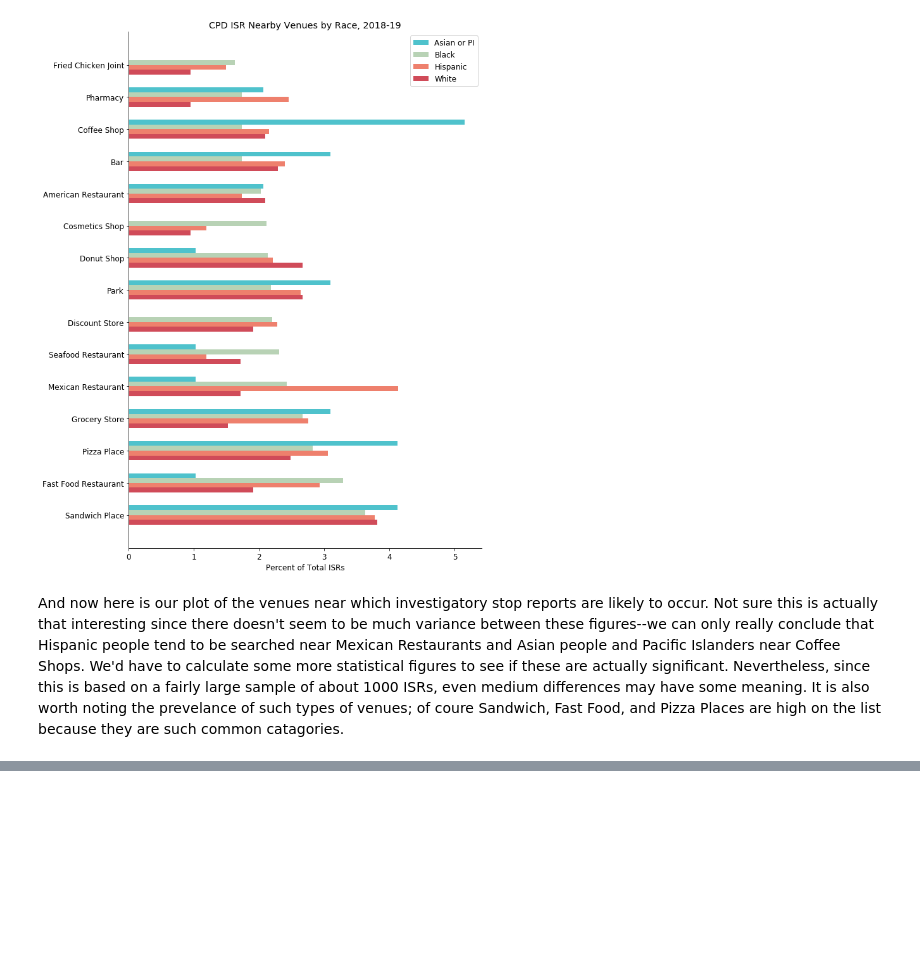
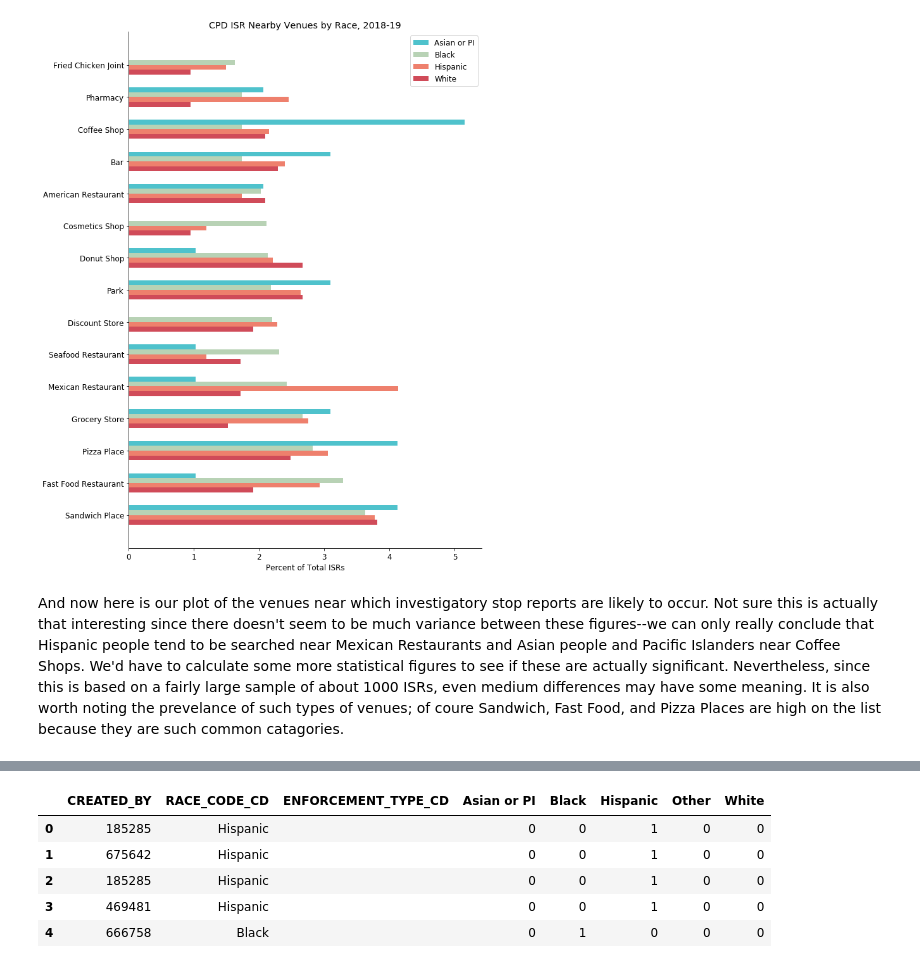
Before and after one commit to reitjay/Coursera_Capstone, a Jupyter notebook: CPD ISR Racial Data.ipynb, the cells around one changed output, grey strips where cells are left out. Cells and saved outputs as stored; diff of their text form; code cells hidden in the pictures; blank space fills up the shorter version.

```diff
--- a/CPD ISR Racial Data.ipynb
+++ b/CPD ISR Racial Data.ipynb
@@ -450,0 +453,11 @@ plt.show()
+# %%
+pconn = ibm_db_dbi.Connection(conn)
+
+query = '''select
+            CREATED_BY,
+            RACE_CODE_CD,
+            ENFORCEMENT_TYPE_CD
+            from CHICAGOISR;
+            '''
+cpd_bias= pd.read_sql(query, pconn)
+cpd_bias.head()
@@ -450,0 +471,16 @@ plt.show()
+# %%
+races = {'BLK':'Black', 'WWH':'Hispanic', 'WHT':'White', 'API':'Asian or PI', 'P':'Other', 'I':'Other', 'WHI':'Other', 'WBH':'Other', 'U':'Other'}
+cpd_bias['RACE_CODE_CD'] = cpd_bias['RACE_CODE_CD'].map(races)
+cpd_bias_onehot = pd.get_dummies(cpd_bias[['RACE_CODE_CD']], prefix='', prefix_sep='')
+
+for col in cpd_bias_onehot.columns:
+    cpd_bias[col] = cpd_bias_onehot[col]
+
+cpd_bias.head()
+# %% [output]
+|  | CREATED_BY | RACE_CODE_CD | ENFORCEMENT_TYPE_CD | Asian or PI | Black | Hispanic | Other | White |
+| 0 | 185285 | Hispanic |  | 0 | 0 | 1 | 0 | 0 |
+| 1 | 675642 | Hispanic |  | 0 | 0 | 1 | 0 | 0 |
+| 2 | 185285 | Hispanic |  | 0 | 0 | 1 | 0 | 0 |
+| 3 | 469481 | Hispanic |  | 0 | 0 | 1 | 0 | 0 |
+| 4 | 666758 | Black |  | 0 | 1 | 0 | 0 | 0 |
```
Also changed, not shown: parts of 4 cells of this notebook.
